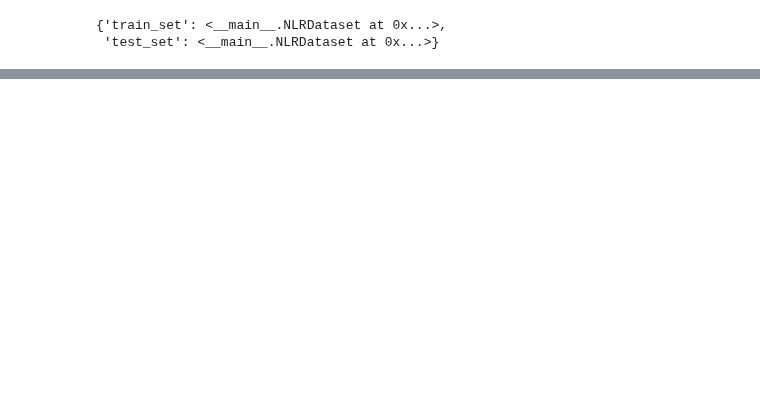
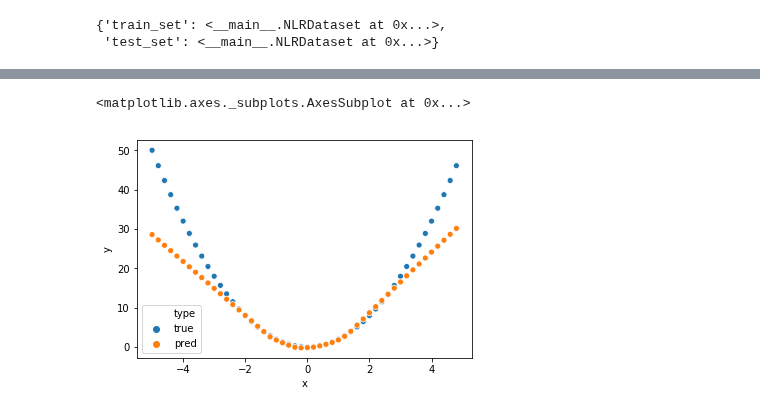
Before and after one commit to mseok/Study, a Jupyter notebook: DL_study_practices/Pytorch/nonLinear_regression.ipynb, the cells around one changed output, grey strips where cells are left out. Saved outputs shown, nothing was run; the diff lists cells and outputs as text; code cells hidden in the pictures; blank space fills up the shorter version.

```diff
--- a/DL_study_practices/Pytorch/nonLinear_regression.ipynb
+++ b/DL_study_practices/Pytorch/nonLinear_regression.ipynb
@@ -55,0 +103,14 @@ make_dataset(x_data, y_data, 500)
+# %%
+def test(model, criteria, batch_size, dataset):
+    test_loss = 0.0
+    model.eval()
+    with torch.no_grad():
+        for i, batch in enumerate(dataset):
+            x_batch = (batch[0].clone().detach().requires_grad_(True)).view(-1, 1)
+            y_batch = (batch[1].clone().detach().requires_grad_(True)).view(-1, 1)
+            y_pred = model(x_batch)
+
+            loss = criteria(y_pred, y_batch)
+            test_loss += loss.item()/len(dataset)
+
+    return test_loss
@@ -55,0 +178,24 @@ make_dataset(x_data, y_data, 500)
+# %%
+x_test = np.arange(-5., 5., 0.2).flatten()
+y_true = 2.*x_test**2
+num_test_batches = x_test.shape[0] // 10
+y_test = []
+for i in range(num_test_batches):
+    x_batch = x_test[i*10:(i+1)*10]
+    y_test_batch = []
+    for j in range(len(x_batch)):
+        y_test_batch.append(trained_model(torch.tensor(x_batch[j]).view(-1)).item())
+    y_test.append(y_test_batch)
+y_test = np.asarray(y_test).flatten()
+
+data = pd.DataFrame({"x": np.concatenate((x_test, x_test)),
+                     "y": np.concatenate((y_true,y_test)),
+                     "type": np.asarray(["true" for i in range(len(y_true))] + ["pred" for i in range(len(y_test))])})
+# %%
+sns.scatterplot(x="x",
+                y="y",
+                hue="type",
+                data=data)
+# %% [output]
+<matplotlib.axes._subplots.AxesSubplot at 0x...>
+[figure, added]
```
Also changed, not shown: parts of 15 cells of this notebook.
